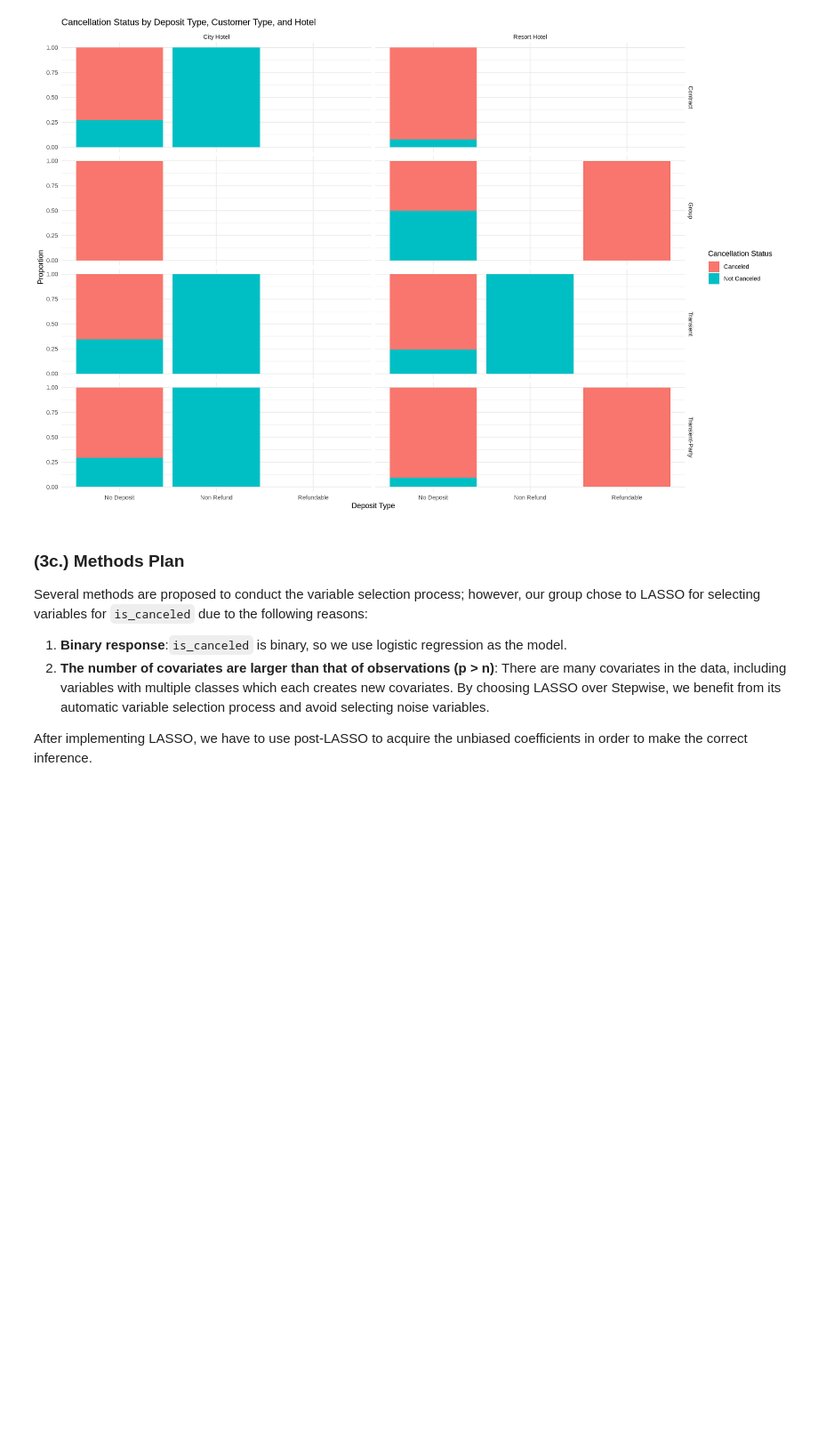
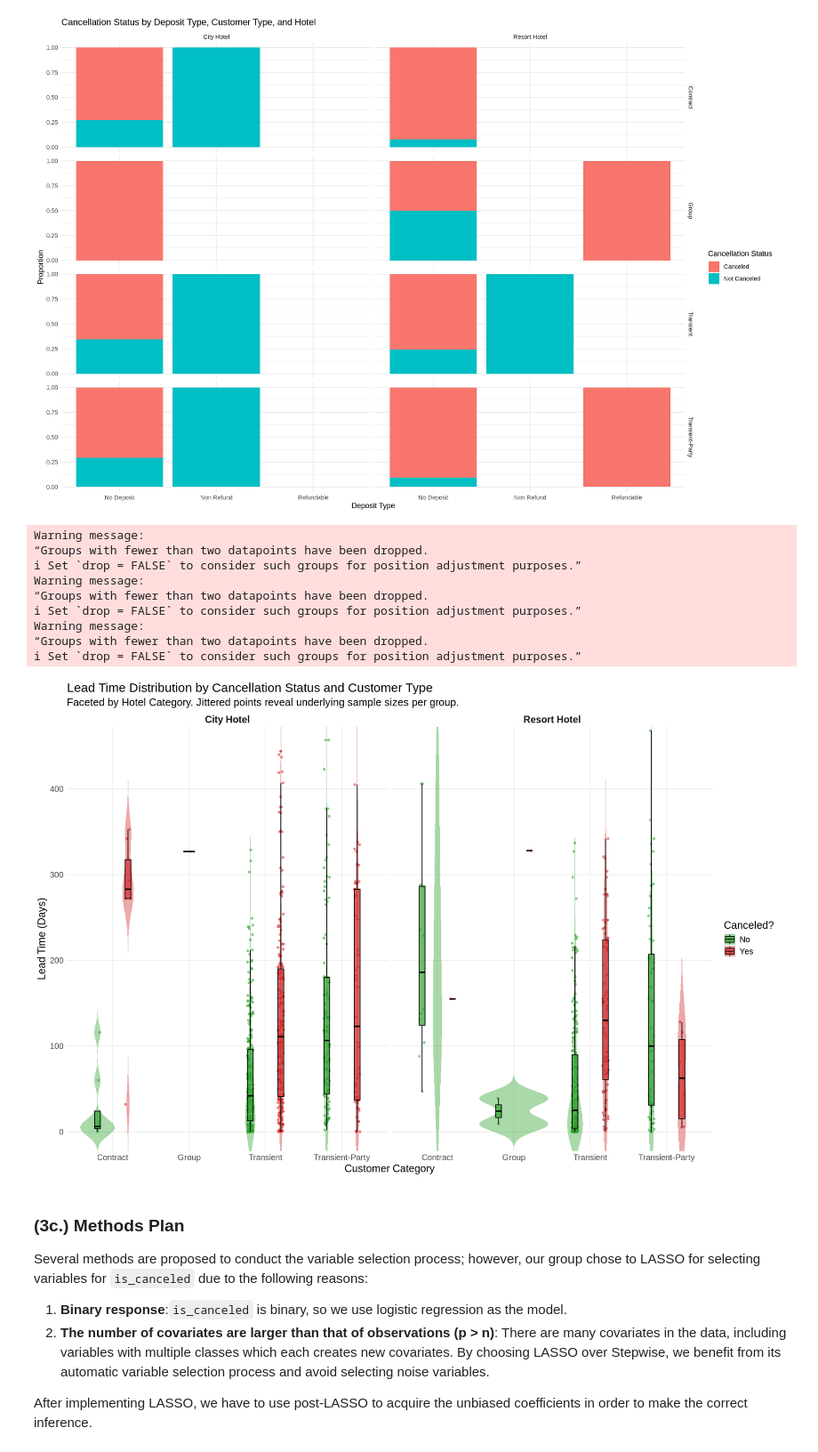
Before and after one commit to karenzli/stat301-final-project, a Jupyter notebook: final_report.ipynb, the cells around one changed output. Shown at 89% size. Saved outputs shown, nothing was run; the diff lists cells and outputs as text; code cells hidden in the pictures; blank space fills up the shorter version.

```diff
--- a/final_report.ipynb
+++ b/final_report.ipynb
@@ -195,6 +198,50 @@ ggplot(hotel_bookings, aes(x = deposit_type, fill = factor(is_canceled))) +
   theme_minimal()
 # %% [output]
 [figure]
+# %%
+# Violin Plot of Lead Time and Customer Type
+options(repr.plot.width = 15, repr.plot.height = 10)
+
+suppressWarnings({
+    hotel_bookings %>%
+        mutate(is_canceled = factor(is_canceled, levels = c(0, 1), labels = c("No", "Yes"))) %>%
+        ggplot(aes(x = customer_type, y = lead_time, fill = is_canceled)) +
+        geom_violin(alpha = 0.4, color = NA, trim = FALSE, position = position_dodge(width = 0.8)) +
+        geom_jitter(aes(color = is_canceled),
+                    position = position_jitterdodge(jitter.width = 0.15, dodge.width = 0.8),
+                    alpha = 0.5, size = 1.2) +
+        geom_boxplot(width = 0.15, outlier.shape = NA, alpha = 0.7,
+                     position = position_dodge(width = 0.8), color = "black") +
+        facet_wrap(~hotel) +
+        coord_cartesian(ylim = c(0, 450)) +
+        labs(
+            title = "Lead Time Distribution by Cancellation Status and Customer Type",
+            subtitle = "Faceted by Hotel Category. Jittered points reveal underlying sample sizes per group.",
+            x = "Customer Category",
+            y = "Lead Time (Days)",
+            fill = "Canceled?",
+            color = "Canceled?"
+        ) +
+        theme_minimal() +
+        theme(
+            text = element_text(size = 15),
+            strip.text = element_text(face = "bold", size = 14),
+            panel.grid.minor = element_blank()
+        ) +
+        scale_fill_manual(values = c("#2ca02c", "#d62728")) +
+        scale_color_manual(values = c("#2ca02c", "#d62728"))
+})
+# %% [output]
+Warning message:
+“Groups with fewer than two datapoints have been dropped.
+ℹ Set `drop = FALSE` to consider such groups for position adjustment purposes.”
+Warning message:
+“Groups with fewer than two datapoints have been dropped.
+ℹ Set `drop = FALSE` to consider such groups for position adjustment purposes.”
+Warning message:
+“Groups with fewer than two datapoints have been dropped.
+ℹ Set `drop = FALSE` to consider such groups for position adjustment purposes.”
+[figure, added]
 # %% [markdown]
 ### (3c.) Methods Plan
 Several methods are proposed to conduct the variable selection process; however, our group chose to LASSO for selecting variables for `is_canceled` due to the following reasons:
```
Also changed, not shown: parts of 1 cell of this notebook.
